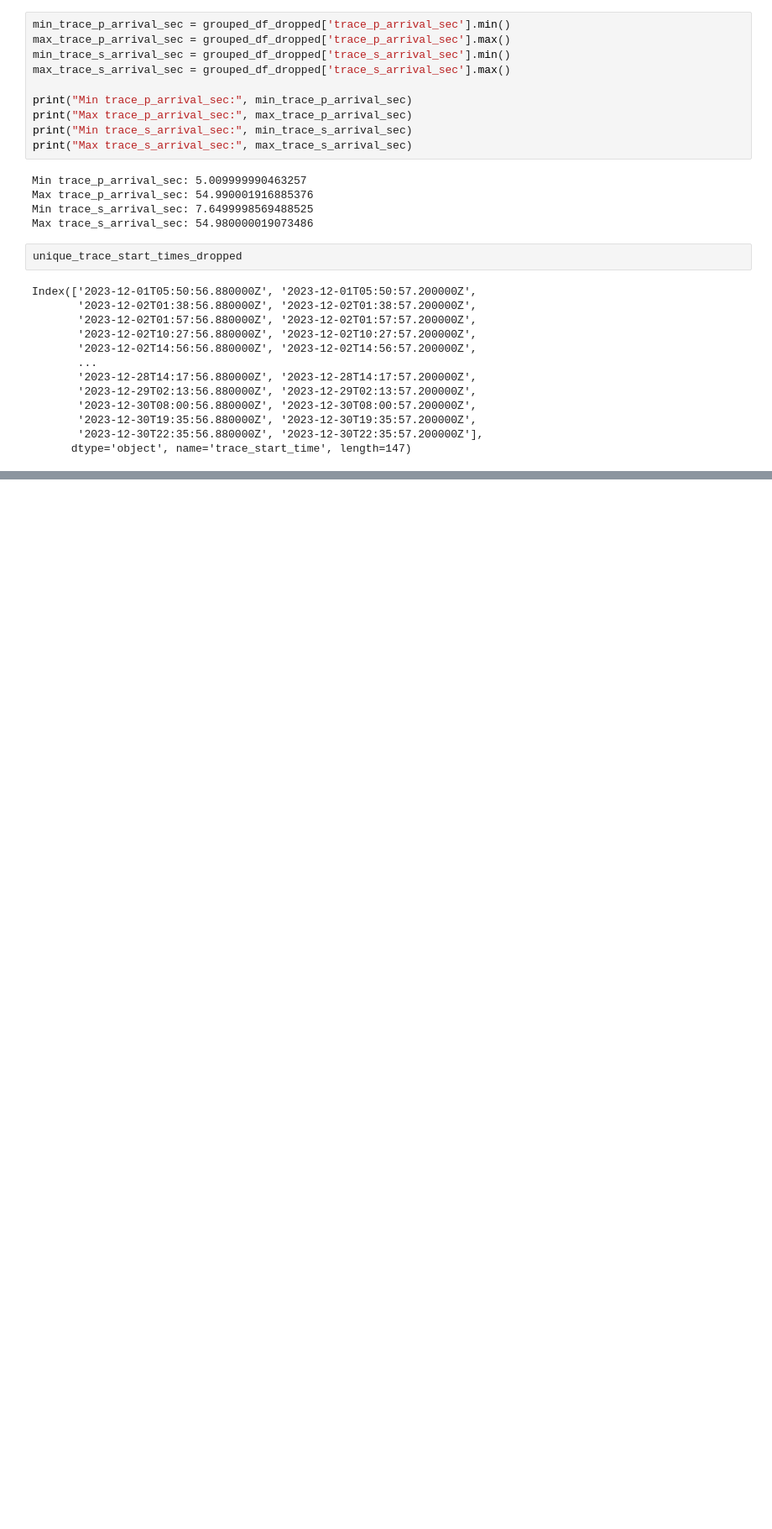
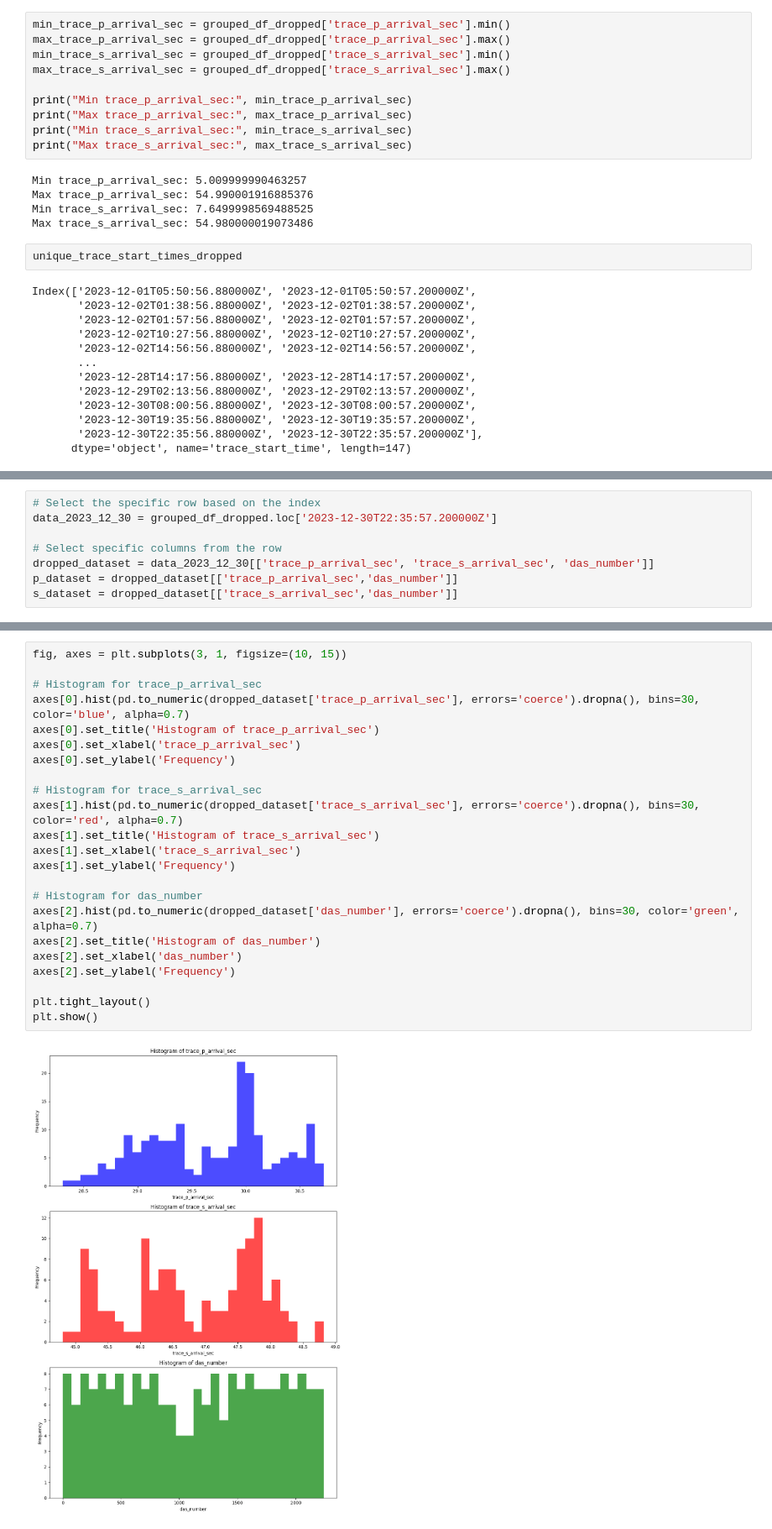
Before and after one commit to uwfiberlab/segDAS, a Jupyter notebook: notebooks/picks_notebook.ipynb, the cells around one changed output, grey strips where cells are left out. Shown at 84% size. Saved outputs shown, nothing was run; the diff lists cells and outputs as text; blank space fills up the shorter version.

```diff
--- a/notebooks/picks_notebook.ipynb
+++ b/notebooks/picks_notebook.ipynb
@@ -388,0 +370,8 @@ for i in unique_trace_start_times_dropped:
+# %%
+# Select the specific row based on the index
+data_2023_12_30 = grouped_df_dropped.loc['2023-12-30T22:35:57.200000Z']
+
+# Select specific columns from the row
+dropped_dataset = data_2023_12_30[['trace_p_arrival_sec', 'trace_s_arrival_sec', 'das_number']]
+p_dataset = dropped_dataset[['trace_p_arrival_sec','das_number']]
+s_dataset = dropped_dataset[['trace_s_arrival_sec','das_number']]
@@ -388,0 +390,25 @@ for i in unique_trace_start_times_dropped:
+# %%
+fig, axes = plt.subplots(3, 1, figsize=(10, 15))
+
+# Histogram for trace_p_arrival_sec
+axes[0].hist(pd.to_numeric(dropped_dataset['trace_p_arrival_sec'], errors='coerce').dropna(), bins=30, color='blue', alpha=0.7)
+axes[0].set_title('Histogram of trace_p_arrival_sec')
+axes[0].set_xlabel('trace_p_arrival_sec')
+axes[0].set_ylabel('Frequency')
+
+# Histogram for trace_s_arrival_sec
+axes[1].hist(pd.to_numeric(dropped_dataset['trace_s_arrival_sec'], errors='coerce').dropna(), bins=30, color='red', alpha=0.7)
+axes[1].set_title('Histogram of trace_s_arrival_sec')
+axes[1].set_xlabel('trace_s_arrival_sec')
+axes[1].set_ylabel('Frequency')
+
+# Histogram for das_number
+axes[2].hist(pd.to_numeric(dropped_dataset['das_number'], errors='coerce').dropna(), bins=30, color='green', alpha=0.7)
+axes[2].set_title('Histogram of das_number')
+axes[2].set_xlabel('das_number')
+axes[2].set_ylabel('Frequency')
+
+plt.tight_layout()
+plt.show()
+# %% [output]
+[figure, added]
```
Also changed, not shown: parts of 24 cells of this notebook.
